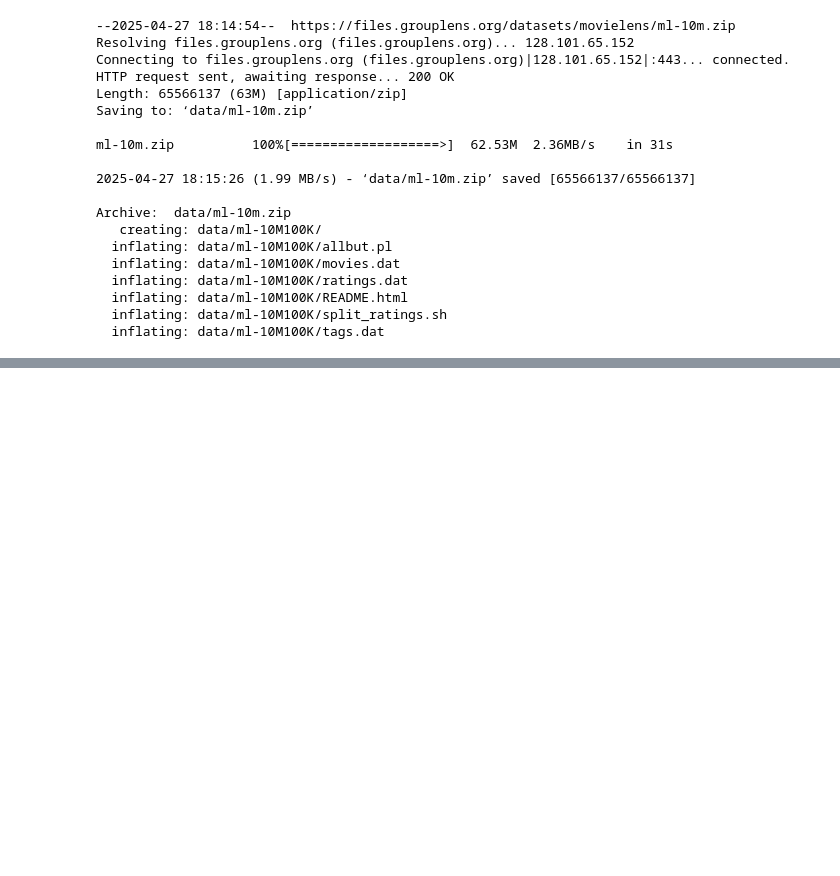
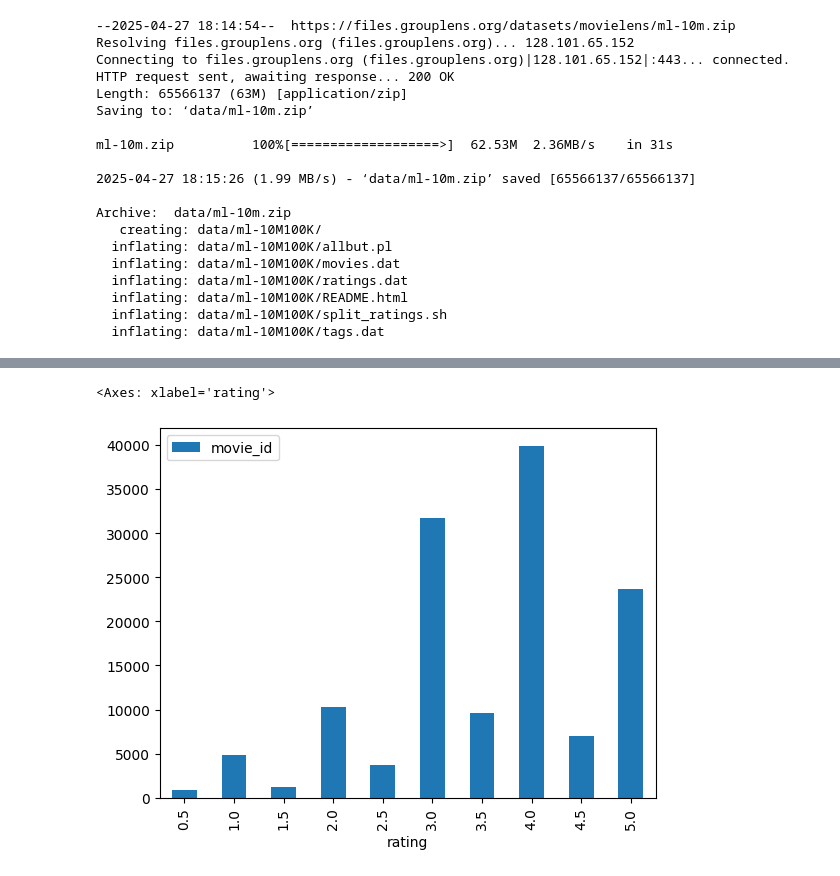
Before and after one commit to masarusyogouki/RecommendLab, a Jupyter notebook: download_movieLens.ipynb, the cells around one changed output, grey strips where cells are left out. Saved outputs shown, nothing was run; the diff lists cells and outputs as text; code cells hidden in the pictures; blank space fills up the shorter version.

Commit message:
feat: MovieLensのデータの確認

```diff
--- a/download_movieLens.ipynb
+++ b/download_movieLens.ipynb
@@ -27,0 +72,8 @@ Archive:  data/ml-10m.zip
+# %%
+# tagを映画ごとにlist形式で保持する
+movie_tags = user_tagged_movies.groupby('movie_id').agg({'tag':list})
+
+# タグ情報を結合する
+movies = movies.merge(movie_tags, on='movie_id', how='left')
+
+movies.head()
@@ -27,0 +87,5 @@ Archive:  data/ml-10m.zip
+# %%
+# 評価値データの読み込み
+r_cols = ['user_id', 'movie_id', 'rating', 'timestamp']
+ratings = pd.read_csv('data/ml-10M100K/ratings.dat', names=r_cols, sep='::', engine='python')
+ratings.head()
@@ -27,0 +99,5 @@ Archive:  data/ml-10m.zip
+# %%
+# データ量が多いため、ユーザー数を1000に絞って、試していく
+valid_user_ids = sorted(ratings.user_id.unique())[:1000]
+ratings = ratings[ratings["user_id"].isin(valid_user_ids)]
+ratings.head()
@@ -27,0 +111,4 @@ Archive:  data/ml-10m.zip
+# %%
+# 映画のデータと評価のデータを結合する
+movielens = ratings.merge(movies, on='movie_id')
+movielens.head()
@@ -27,0 +167,5 @@ Archive:  data/ml-10m.zip
+# %%
+movielens.groupby('rating').agg({'movie_id': len}).plot.bar()
+# %% [output]
+<Axes: xlabel='rating'>
+[figure, added]
```
Also changed, not shown: parts of 14 cells of this notebook.
